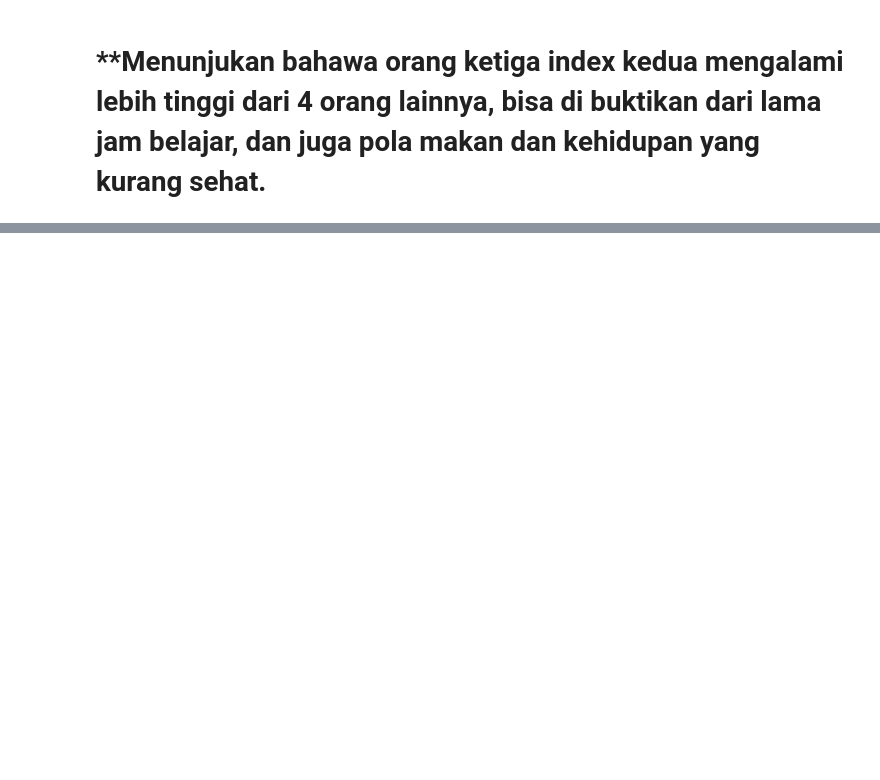
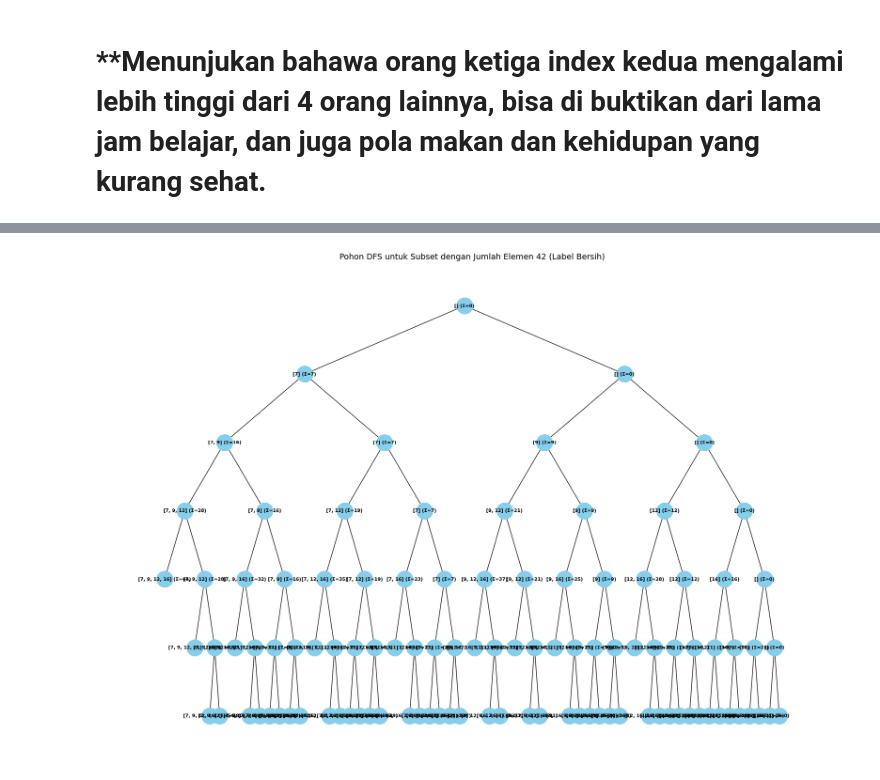
Before and after one commit to alifroject/DataMining, a Jupyter notebook: Depression_Students.ipynb, the cells around one changed output, grey strips where cells are left out. Saved outputs shown, nothing was run; the diff lists cells and outputs as text; code cells hidden in the pictures; blank space fills up the shorter version.

```diff
--- a/Depression_Students.ipynb
+++ b/Depression_Students.ipynb
@@ -176,0 +241,45 @@ The predictions are
+# %%
+# Memperbarui label untuk hanya menampilkan nilai subset dan total
+G = nx.DiGraph()  # Reset graf
+node_counter = 0  # Reset penghitung node
+
+def dfs_visual_clean(subset, idx, total, parent=None):
+    global node_counter
+    current_node = node_counter
+    node_counter += 1
+
+    # Label hanya menampilkan nilai subset dan total
+    label = f"{subset} (Σ={total})"
+    G.add_node(current_node, label=label)
+
+    # Hubungkan dengan parent
+    if parent is not None:
+        G.add_edge(parent, current_node)
+
+    # Basis: Berhenti jika total > 42 atau elemen habis
+    if total == 42:
+        return  # Tidak menambahkan cabang lagi
+    if total > 42 or idx >= len(himpunan_awal):
+        return
+
+    # Rekursi untuk memilih dan tidak memilih elemen
+    dfs_visual_clean(subset + [himpunan_awal[idx]], idx + 1, total + himpunan_awal[idx], current_node)  # Pilih elemen
+    dfs_visual_clean(subset, idx + 1, total, current_node)  # Lewati elemen
+
+# Mulai DFS dari subset kosong
+dfs_visual_clean([], 0, 0)
+
+# Perbarui tata letak pohon
+tree_pos = hierarchy_pos(G, root=0)  # Root adalah node 0 (awal DFS)
+labels_clean = nx.get_node_attributes(G, 'label')
+
+# Gambar ulang graf dengan tata letak pohon dan label bersih
+plt.figure(figsize=(18, 12))
+nx.draw(
+    G, tree_pos, with_labels=True, labels=labels_clean, node_size=800,
+    node_color="skyblue", font_size=8, font_weight="bold", arrows=False
+)
+plt.title("Pohon DFS untuk Subset dengan Jumlah Elemen 42 (Label Bersih)", fontsize=14)
+plt.show()
+# %% [output]
+[figure, added]
```
Also changed, not shown: parts of 3 cells of this notebook.
